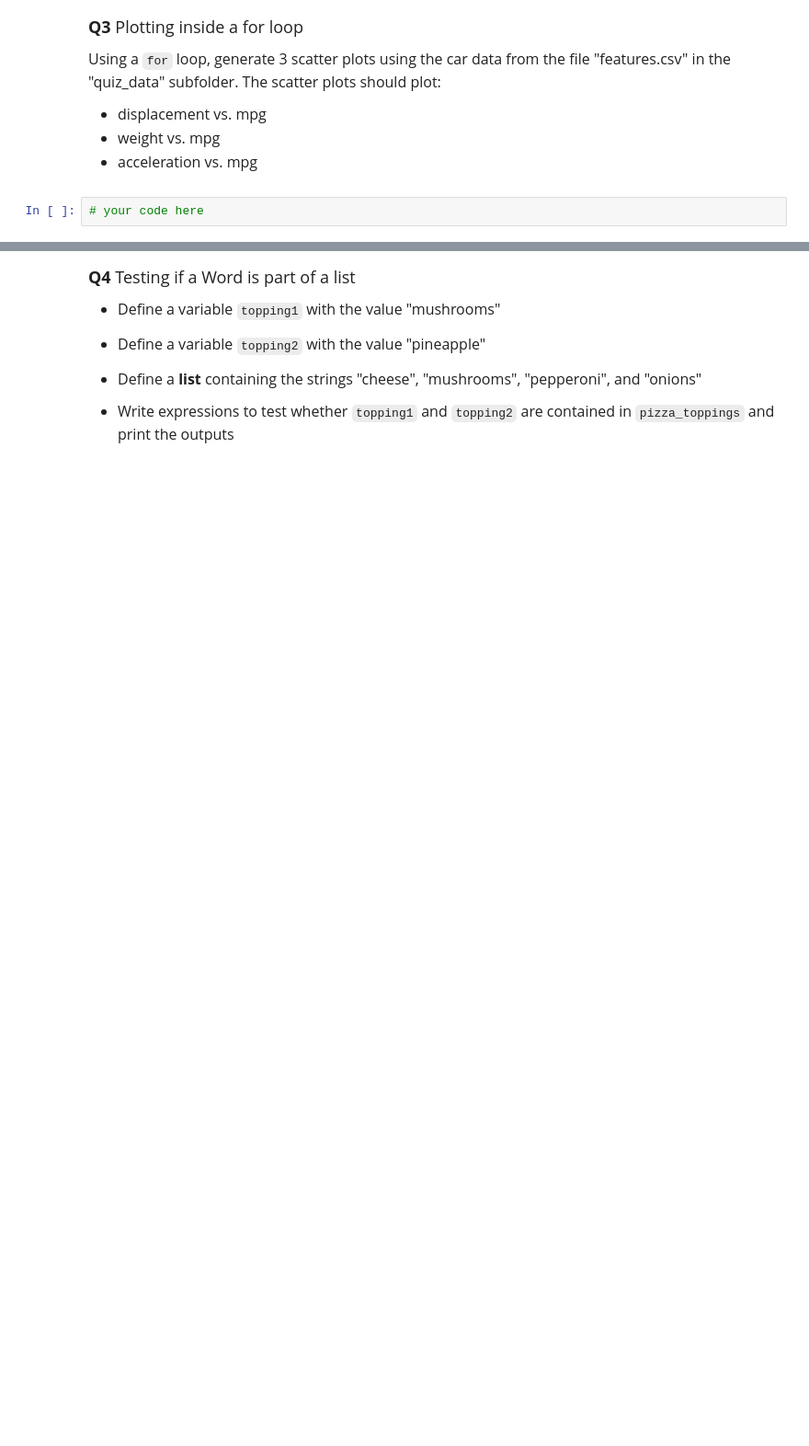
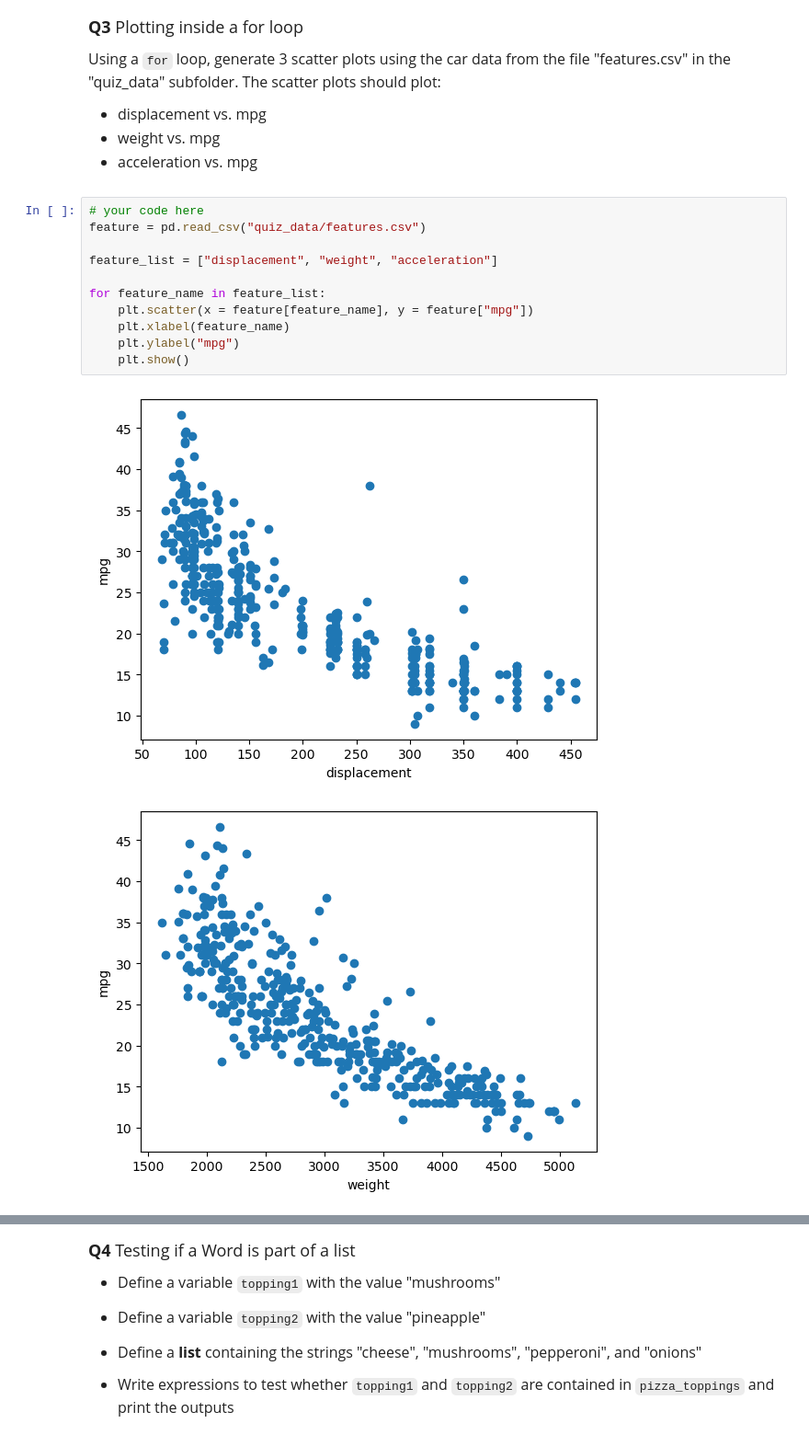
Before and after one commit to StormNight99/datasci151spring2026, a Jupyter notebook: _quizzes/practice_quiz.ipynb, the cells around one changed output, grey strips where cells are left out. Shown at 92% size. Saved outputs shown, nothing was run; the diff lists cells and outputs as text; blank space fills up the shorter version.

```diff
--- a/_quizzes/practice_quiz.ipynb
+++ b/_quizzes/practice_quiz.ipynb
@@ -109,3 +125,15 @@ Using a `for` loop, generate 3 scatter plots using the car data from the file "f
 - acceleration vs. mpg
 # %%
 # your code here
+feature = pd.read_csv("quiz_data/features.csv")
+
+feature_list = ["displacement", "weight", "acceleration"]
+
+for feature_name in feature_list:
+    plt.scatter(x = feature[feature_name], y = feature["mpg"])
+    plt.xlabel(feature_name)
+    plt.ylabel("mpg")
+    plt.show()
+# %% [output]
+[figure, added]
+[figure, added]
```
Also changed, not shown: parts of 5 cells of this notebook.
